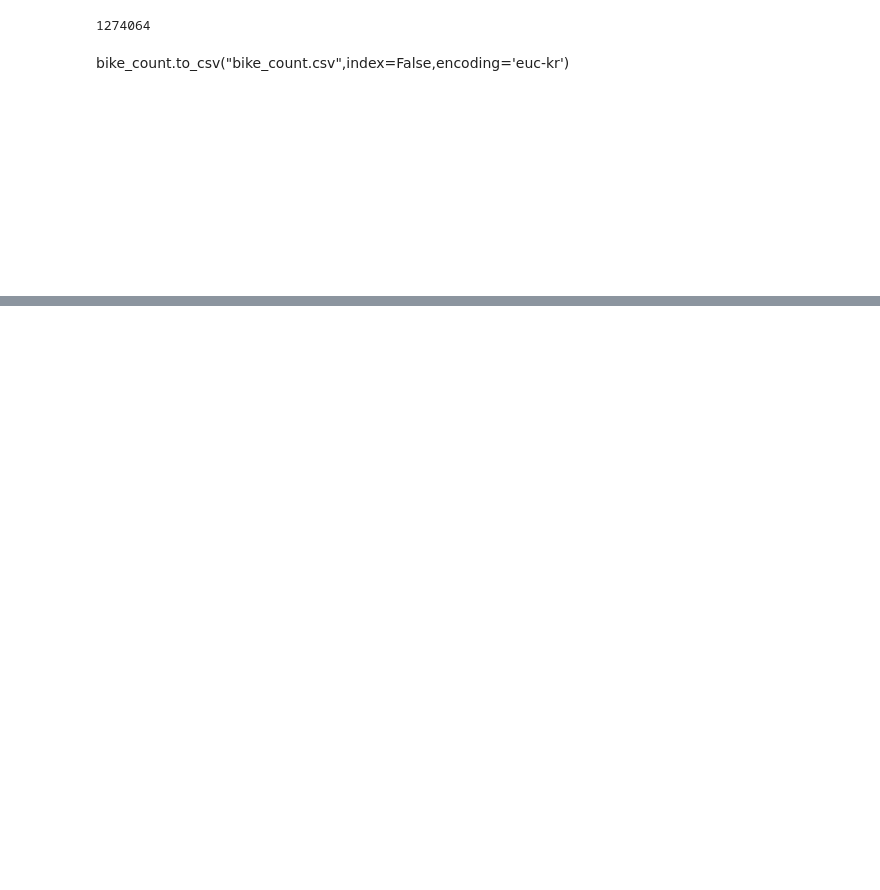
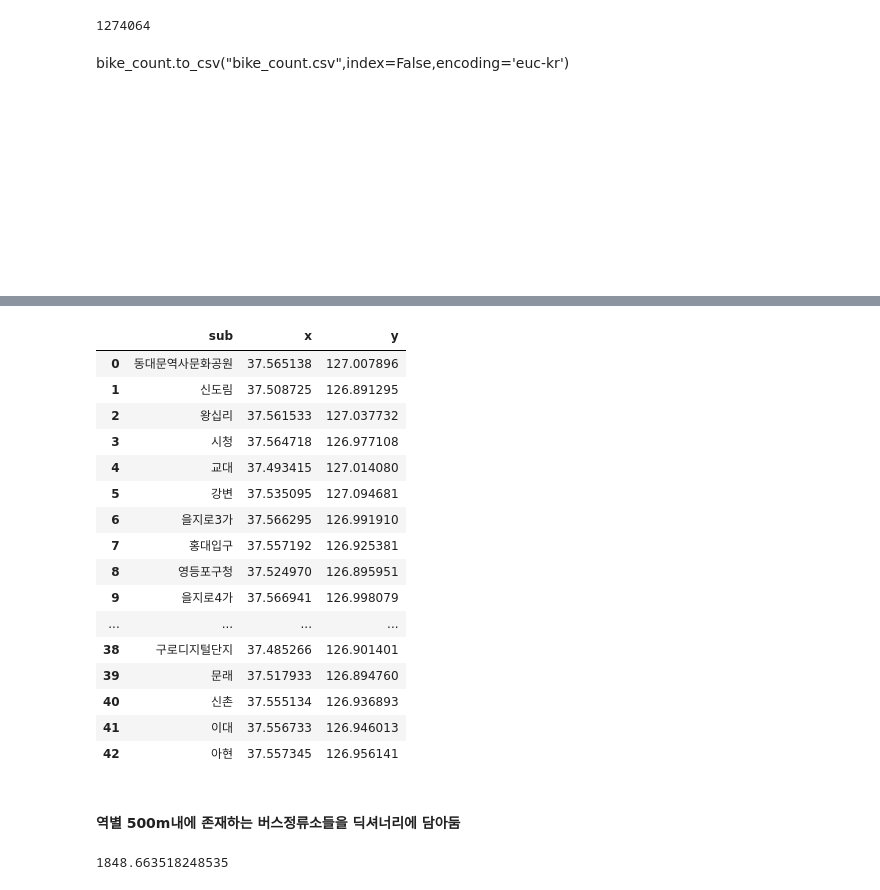
Before and after one commit to Seoheesu1/Regression, a Jupyter notebook: Preprocessing.ipynb, the cells around one changed output, grey strips where cells are left out. Cells and saved outputs as stored; diff of their text form; code cells hidden in the pictures; blank space fills up the shorter version.

```diff
--- a/Preprocessing.ipynb
+++ b/Preprocessing.ipynb
@@ -1642,0 +1691,24 @@ bike_count.to_csv("bike_count.csv",index=False,encoding='euc-kr')
+# %%
+sub_xy = pd.read_csv('subway.csv', encoding='utf-8', names=['sub', 'x', 'y'])
+# %%
+sub_xy
+# %% [output]
+|  | sub | x | y |
+| 0 | 동대문역사문화공원 | 37.565138 | 127.007896 |
+| 1 | 신도림 | 37.508725 | 126.891295 |
+| 2 | 왕십리 | 37.561533 | 127.037732 |
+| 3 | 시청 | 37.564718 | 126.977108 |
+| 4 | 교대 | 37.493415 | 127.014080 |
+| 5 | 강변 | 37.535095 | 127.094681 |
+| 6 | 을지로3가 | 37.566295 | 126.991910 |
+| 7 | 홍대입구 | 37.557192 | 126.925381 |
+| 8 | 영등포구청 | 37.524970 | 126.895951 |
+| 9 | 을지로4가 | 37.566941 | 126.998079 |
+| ... | ... | ... | ... |
+| 38 | 구로디지털단지 | 37.485266 | 126.901401 |
+| 39 | 문래 | 37.517933 | 126.894760 |
+| 40 | 신촌 | 37.555134 | 126.936893 |
+| 41 | 이대 | 37.556733 | 126.946013 |
+| 42 | 아현 | 37.557345 | 126.956141 |
+# %% [markdown]
+#### 역별 500m내에 존재하는 버스정류소들을 딕셔너리에 담아둠
@@ -1642,0 +1717,7 @@ bike_count.to_csv("bike_count.csv",index=False,encoding='euc-kr')
+# %%
+subloc = (sub_xy.x[0], sub_xy.y[0])
+busloc = (bus_xy.x[0], bus_xy.y[0])
+# haversine(latitude,longtitude) ,위도 경도 (37...,126...)
+haversine(subloc, busloc, unit='m')
+# %% [output]
+1848.663518248535
```
Also changed, not shown: parts of 21 cells of this notebook.
